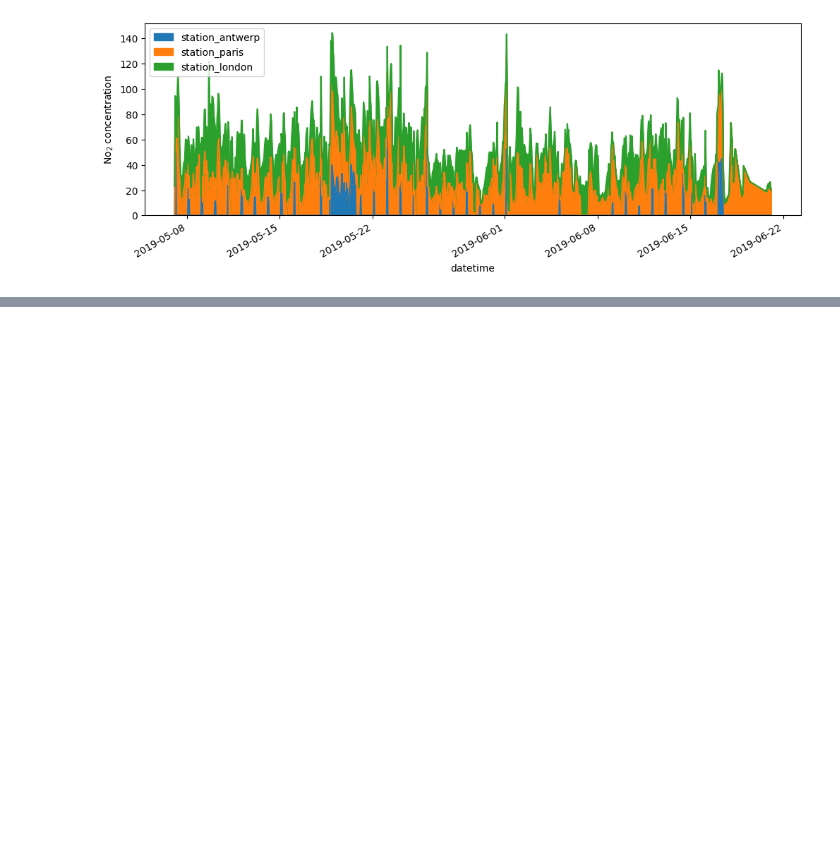
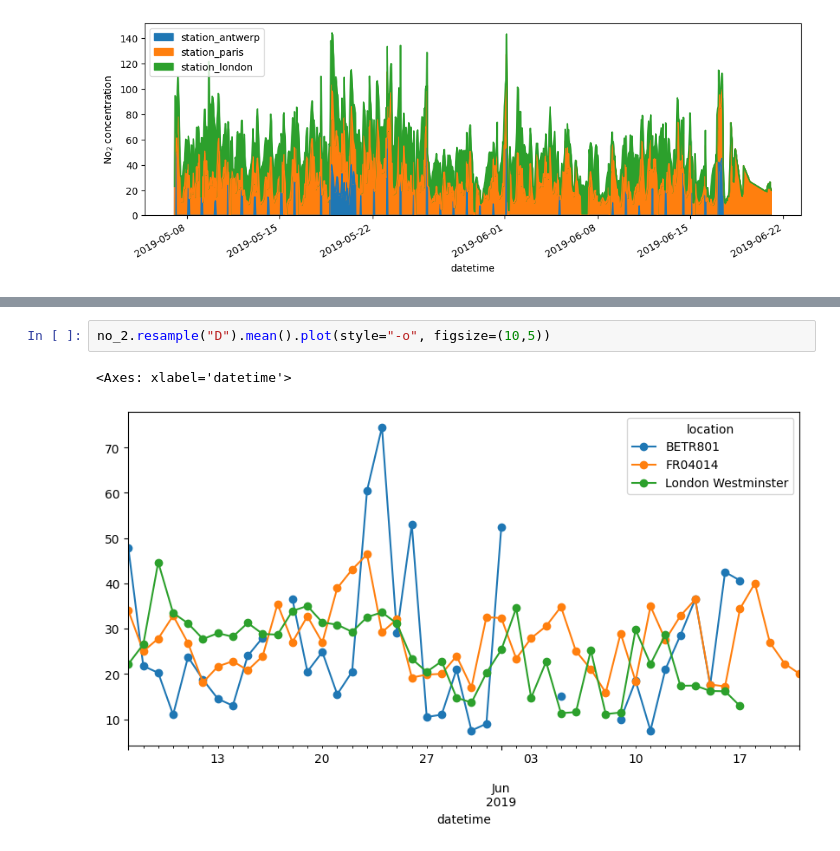
Before and after one commit to Incharajayaram/learning_ml, a Jupyter notebook: learning_pandas.ipynb, the cells around one changed output, grey strips where cells are left out. Cells and saved outputs as stored; diff of their text form; blank space fills up the shorter version.

```diff
--- a/learning_pandas.ipynb
+++ b/learning_pandas.ipynb
@@ -249,0 +687,5 @@ plt.show()
+# %%
+no_2.resample("D").mean().plot(style="-o", figsize=(10,5))
+# %% [output]
+<Axes: xlabel='datetime'>
+[figure, added]
```
Also changed, not shown: parts of 53 cells of this notebook, 5 other files.
